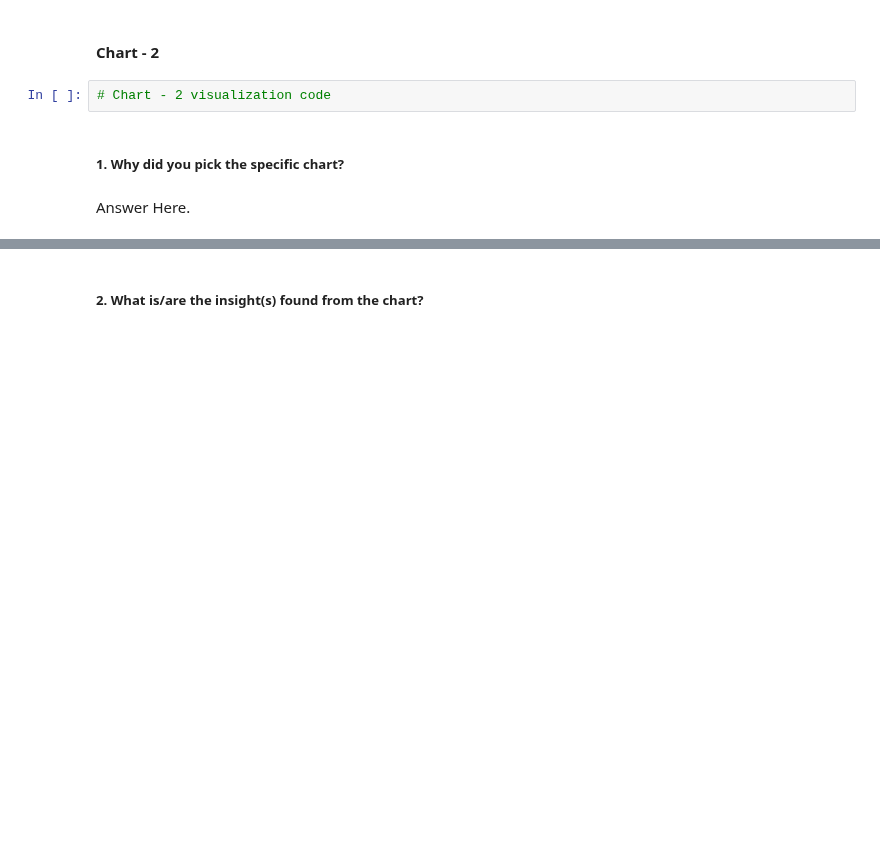
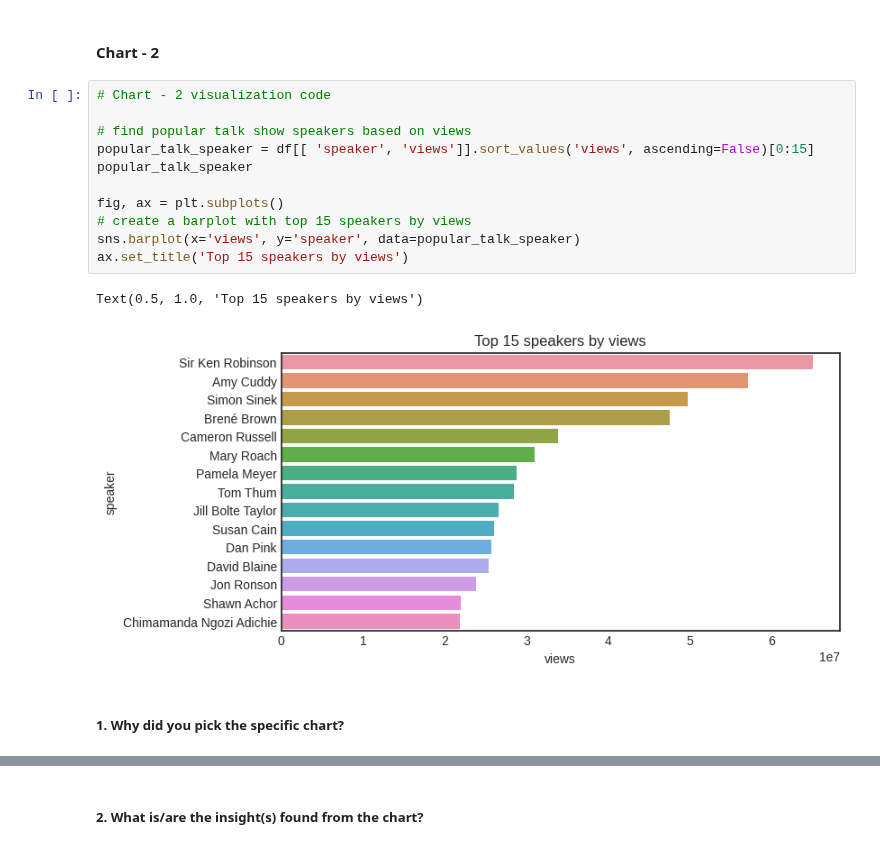
Before and after one commit to shubhamrai1318/TED_Talk_Views_Prediction, a Jupyter notebook: TED_Talk_Views_Prediction.ipynb, the cells around one changed output, grey strips where cells are left out. Cells and saved outputs as stored; diff of their text form; blank space fills up the shorter version.

Commit message:
Data Visualization (Chart-2) completed

```diff
--- a/TED_Talk_Views_Prediction.ipynb
+++ b/TED_Talk_Views_Prediction.ipynb
@@ -573,9 +573,19 @@ Learning from Success Stories:
 Consumer Insights:
 # %% [markdown]
 #### Chart - 2
-# %%
-# Chart - 2 visualization code
+# %%
+# Chart - 2 visualization code
+
+# find popular talk show speakers based on views
+popular_talk_speaker = df[[ 'speaker', 'views']].sort_values('views', ascending=False)[0:15]
+popular_talk_speaker
+
+fig, ax = plt.subplots()
+# create a barplot with top 15 speakers by views
+sns.barplot(x='views', y='speaker', data=popular_talk_speaker)
+ax.set_title('Top 15 speakers by views')
+# %% [output]
+Text(0.5, 1.0, 'Top 15 speakers by views')
+[figure, added]
 # %% [markdown]
 ##### 1. Why did you pick the specific chart?
-# %% [markdown]
-Answer Here.
```
Also changed, not shown: parts of 6 cells of this notebook.
